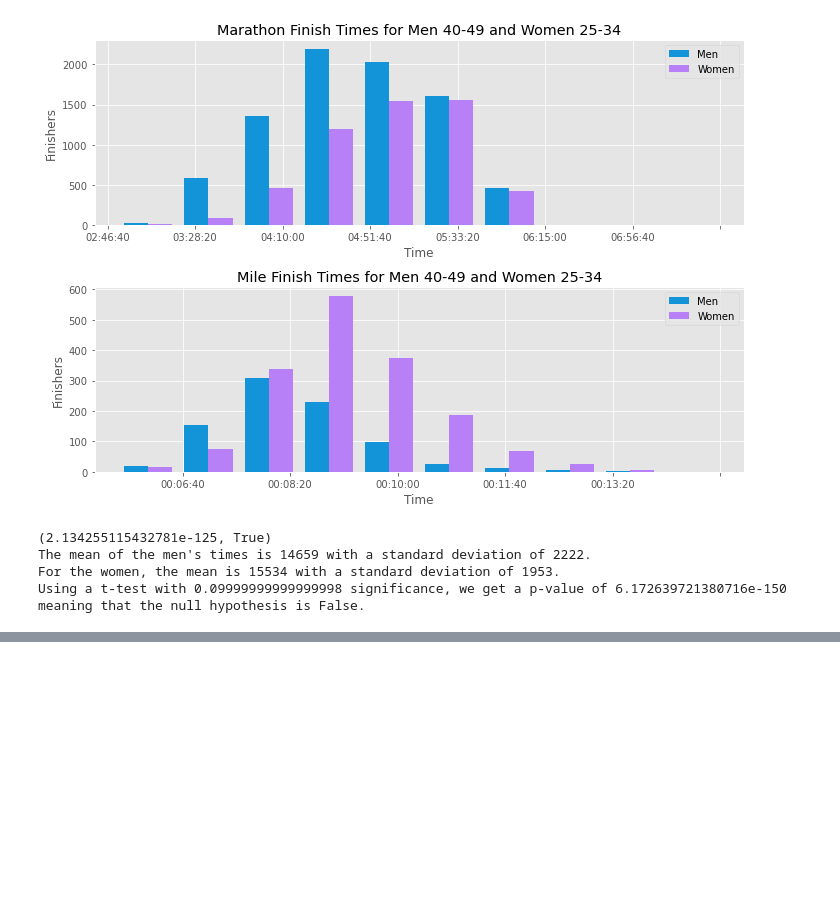
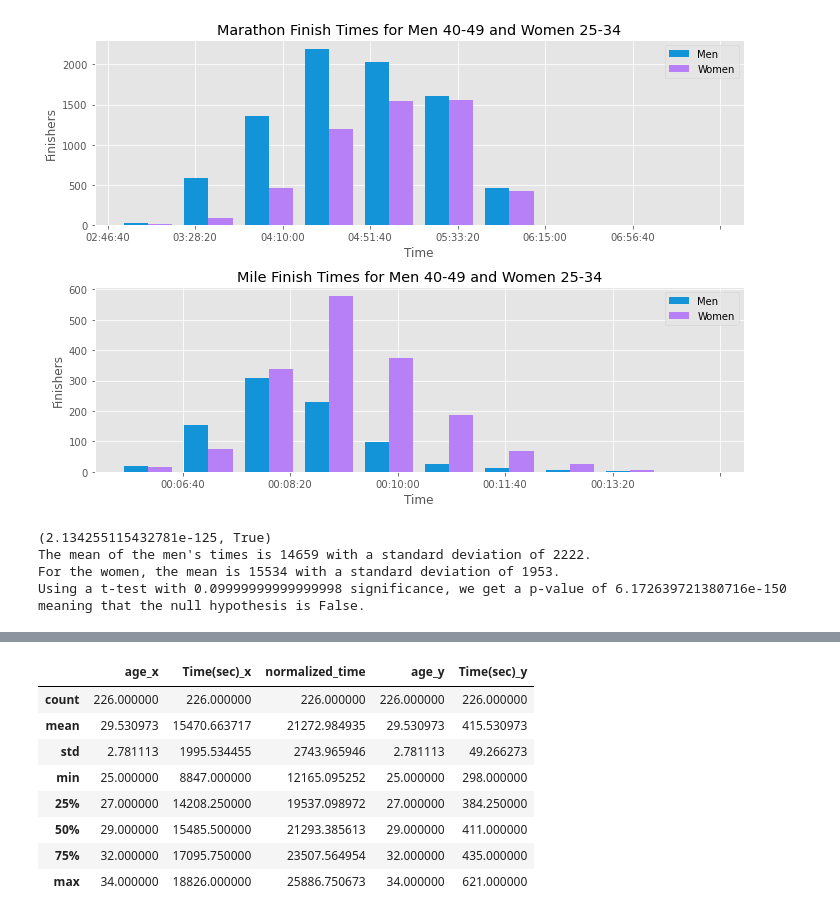
Before and after one commit to annewbarry/running_rivalries, a Jupyter notebook: Real_data_stats.ipynb, the cells around one changed output, grey strips where cells are left out. Drawn from its saved outputs; the diff is of its cells as text; code cells hidden in the pictures; blank space fills up the shorter version.

```diff
--- a/Real_data_stats.ipynb
+++ b/Real_data_stats.ipynb
@@ -277,0 +380,12 @@ alpha = .
+# %%
+repeats_w.describe()
+# %% [output]
+|  | age_x | Time(sec)_x | normalized_time | age_y | Time(sec)_y |
+| count | 226.000000 | 226.000000 | 226.000000 | 226.000000 | 226.000000 |
+| mean | 29.530973 | 15470.663717 | 21272.984935 | 29.530973 | 415.530973 |
+| std | 2.781113 | 1995.534455 | 2743.965946 | 2.781113 | 49.266273 |
+| min | 25.000000 | 8847.000000 | 12165.095252 | 25.000000 | 298.000000 |
+| 25% | 27.000000 | 14208.250000 | 19537.098972 | 27.000000 | 384.250000 |
+| 50% | 29.000000 | 15485.500000 | 21293.385613 | 29.000000 | 411.000000 |
+| 75% | 32.000000 | 17095.750000 | 23507.564954 | 32.000000 | 435.000000 |
+| max | 34.000000 | 18826.000000 | 25886.750673 | 34.000000 | 621.000000 |
```
Also changed, not shown: parts of 9 cells of this notebook.
